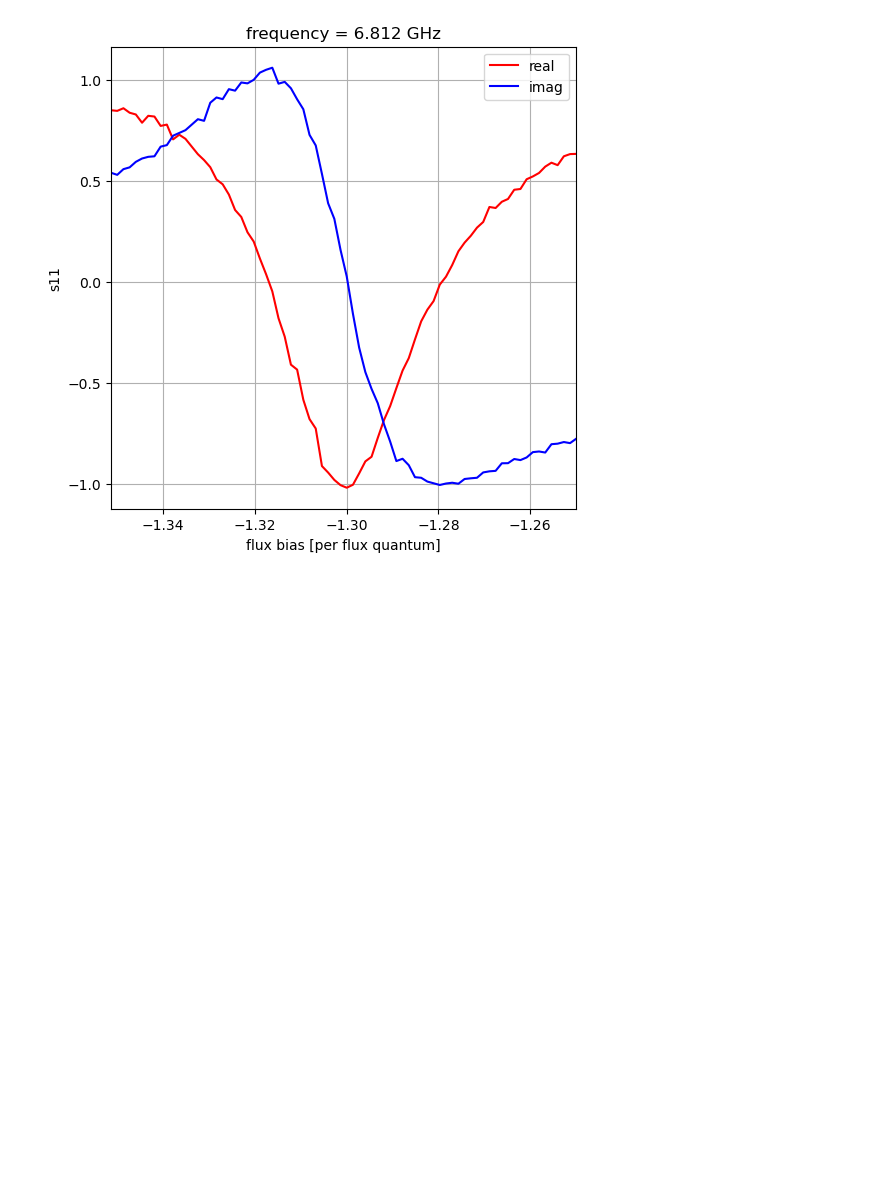
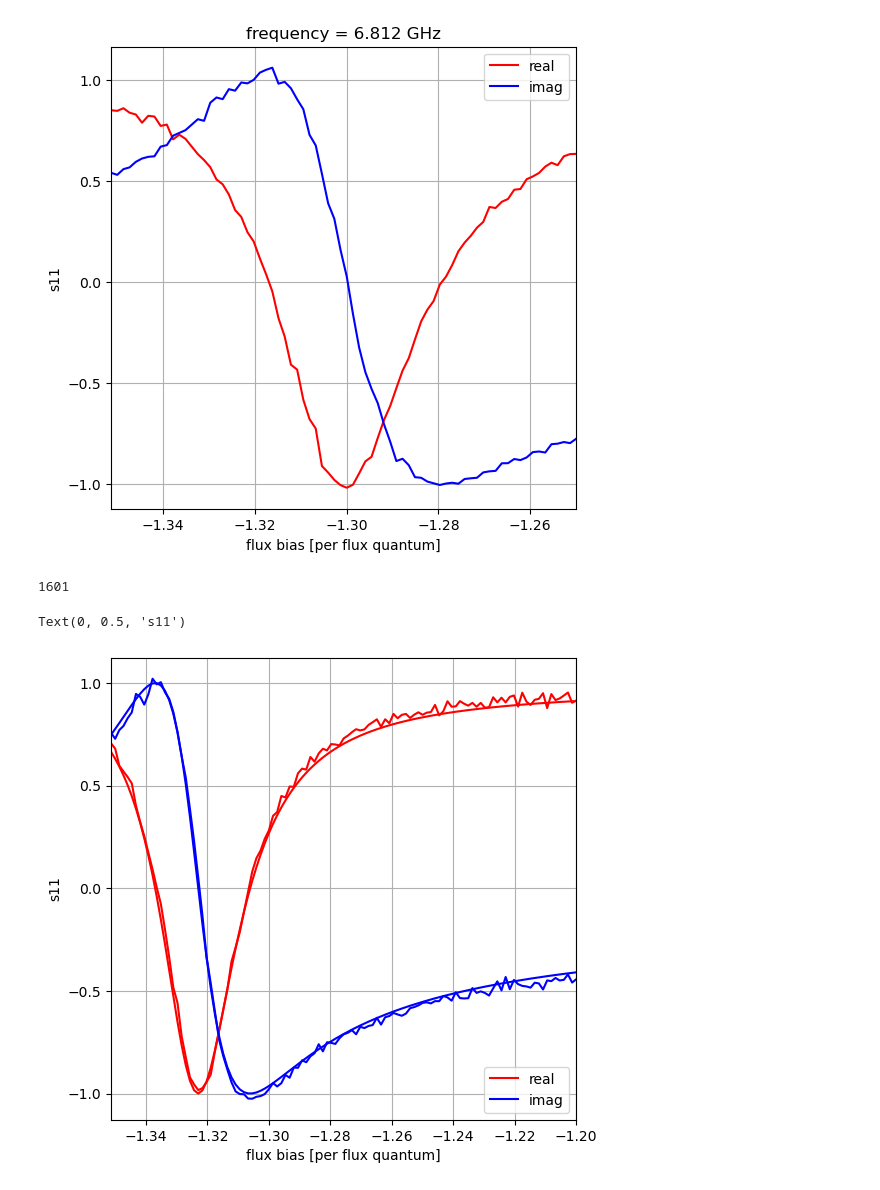
Before and after one commit to lafefspietz/jcal, a Jupyter notebook: unwrapped-s-fits.ipynb, the cells around one changed output. Cells and saved outputs as stored; diff of their text form; code cells hidden in the pictures; blank space fills up the shorter version.

Commit message:
got basic cal working at one frequency

```diff
--- a/unwrapped-s-fits.ipynb
+++ b/unwrapped-s-fits.ipynb
@@ -409,3 +431,49 @@ plt.ylabel('s11')
 # %% [output]
 Text(0, 0.5, 's11')
 [figure]
+# %%
+def jpa_fixed(frequencyghz, phi):
+    Cinlocal = 1.565e-12
+    C0local = 6.8e-12
+    L0local = 5.5e-12 + 44.1e-12/np.abs(np.cos(np.pi*phi))
+    taulocal = 56.72e-12
+    omega = 2*np.pi*frequencyghz*1e9
+    Z_jpa = (1/(1j*omega*Cinlocal)) + (1j*omega*L0local)/(1 - omega*omega*C0local*L0local)
+    s_jpa = (50 - Z_jpa)/(50 + Z_jpa)
+    s_jpa = -s_jpa*np.exp(-1j*omega*taulocal)
+    return s_jpa
+# %%
+len(realxy[0])
+# %% [output]
+1601
+# %%
+
+def jpa_fixed(frequencyghz, phi):
+    Cinlocal = 1.565e-12
+    C0local = 6.7e-12
+    L0local = 1e-12*(polyterms[0]*phi**5 + polyterms[1]*phi**4 +polyterms[2]*phi**3 +polyterms[3]*phi**2 + polyterms[4]*phi + polyterms[5])
+
+    taulocal = 56.72e-12
+    omega = 2*np.pi*frequencyghz*1e9
+    Z_jpa = (1/(1j*omega*Cinlocal)) + (1j*omega*L0local)/(1 - omega*omega*C0local*L0local)
+    s_jpa = (50 - Z_jpa)/(50 + Z_jpa)
+    s_jpa = s_jpa*np.exp(-1j*(omega*taulocal))
+    s_jpa = s_jpa*np.exp(1j*(np.pi/2)) # why is this here? i added this randomly because it worked. i don't understand it.
+    return s_jpa
+
+fig = plt.figure(figsize=(6, 6))
+findex = 800
+plt.plot(phiwave[0:200],realxy.transpose()[findex][0:200],color="red")
+plt.plot(phiwave[0:200],imagxy.transpose()[findex][0:200],color="blue")
+plt.plot(phiwave[0:200],np.real(jpa_fixed(fghz[findex],phiwave[0:200])),color="red")
+plt.plot(phiwave[0:200],np.imag(jpa_fixed(fghz[findex],phiwave[0:200])),color="blue")
+
+plt.plot()
+plt.xlim(phiwave[0],-1.2)
+plt.grid()
+plt.legend(["real","imag"])
+plt.xlabel('flux bias [per flux quantum]')
+plt.ylabel('s11')
+# %% [output]
+Text(0, 0.5, 's11')
+[figure, added]
```
Also changed, not shown: parts of 17 cells of this notebook, 2 other files.
